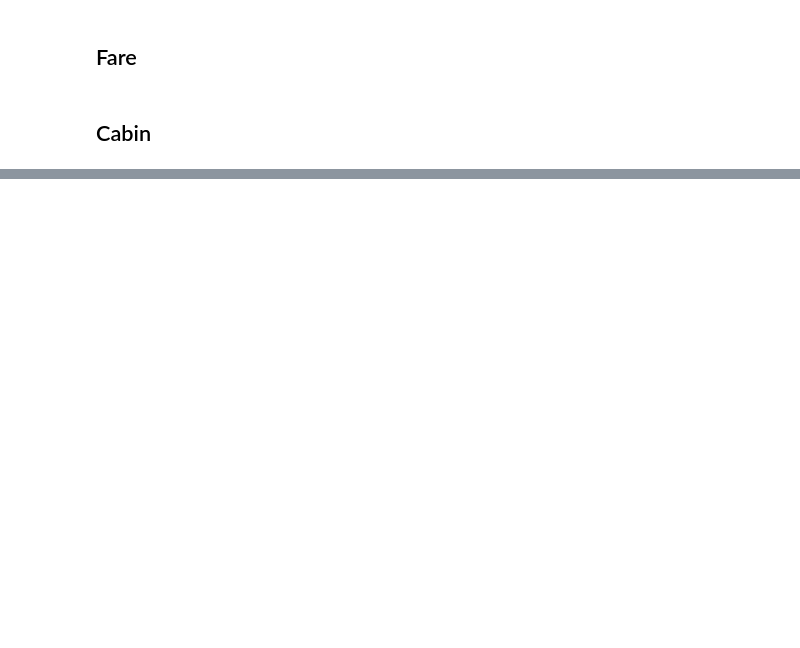
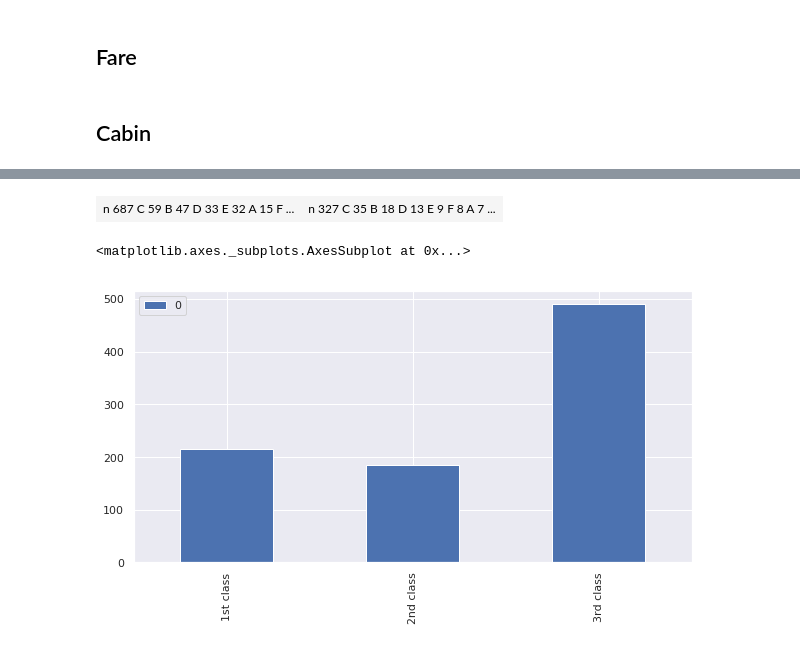
Before and after one commit to wcrbrm/notebooks-scikit, a Jupyter notebook: titanic/TitanicSurvivals.ipynb, the cells around one changed output, grey strips where cells are left out. Cells and saved outputs as stored; diff of their text form; code cells hidden in the pictures; blank space fills up the shorter version.

Commit message:
cabin letter extraction / fixes

```diff
--- a/titanic/TitanicSurvivals.ipynb
+++ b/titanic/TitanicSurvivals.ipynb
@@ -208,10 +244,34 @@ for dataset in combined:
+# %%
+def cabin_letter(x):
+    return str(x)[:1]
+def cabin_num(x):
+    list = re.sub('[^0-9\\s]', '', str(x)[1:]).split()
+    sum = 0
+    for number in list:
+        sum += int(number)
+    if (len(list) == 0):
+        return 0
+    return int(sum / len(list))
+
+for dataset in combined:
+    dataset['CabinLetter'] = dataset['Cabin'].apply(cabin_letter)
+    dataset['CabinNum'] = dataset['Cabin'].apply(cabin_num)
+
+display2frames( train['CabinLetter'].value_counts(),
+                test['CabinLetter'].value_counts())
+# bar_charts(['CabinLetter'])
+# %% [output]
+| n 687 C 59 B 47 D 33 E 32 A 15 F ... | n 327 C 35 B 18 D 13 E 9 F 8 A 7 ... |
 # %%
-Pclass1 = train[train['Pclass']==1]['Cabin'].value_counts()
-Pclass2 = train[train['Pclass']==2]['Cabin'].value_counts()
-Pclass3 = train[train['Pclass']==3]['Cabin'].value_counts()
+Pclass1 = train[train['Pclass']==1]['CabinLetter'].value_counts()
+Pclass2 = train[train['Pclass']==2]['CabinLetter'].value_counts()
+Pclass3 = train[train['Pclass']==3]['CabinLetter'].value_counts()
 df = pd.DataFrame([Pclass1, Pclass2, Pclass3])
 df.index = ['1st class','2nd class', '3rd class']
 df.plot(kind='bar',stacked=True, figsize=(10,5))
+# %% [output]
+<matplotlib.axes._subplots.AxesSubplot at 0x...>
+[figure, added]
 # %%
 cabin_mapping = {"A": 0, "B": 0.4, "C": 0.8, "D": 1.2, "E": 1.6, "F": 2, "G": 2.4, "T": 2.8}
 for dataset in combined:
```
Also changed, not shown: parts of 10 cells of this notebook.
